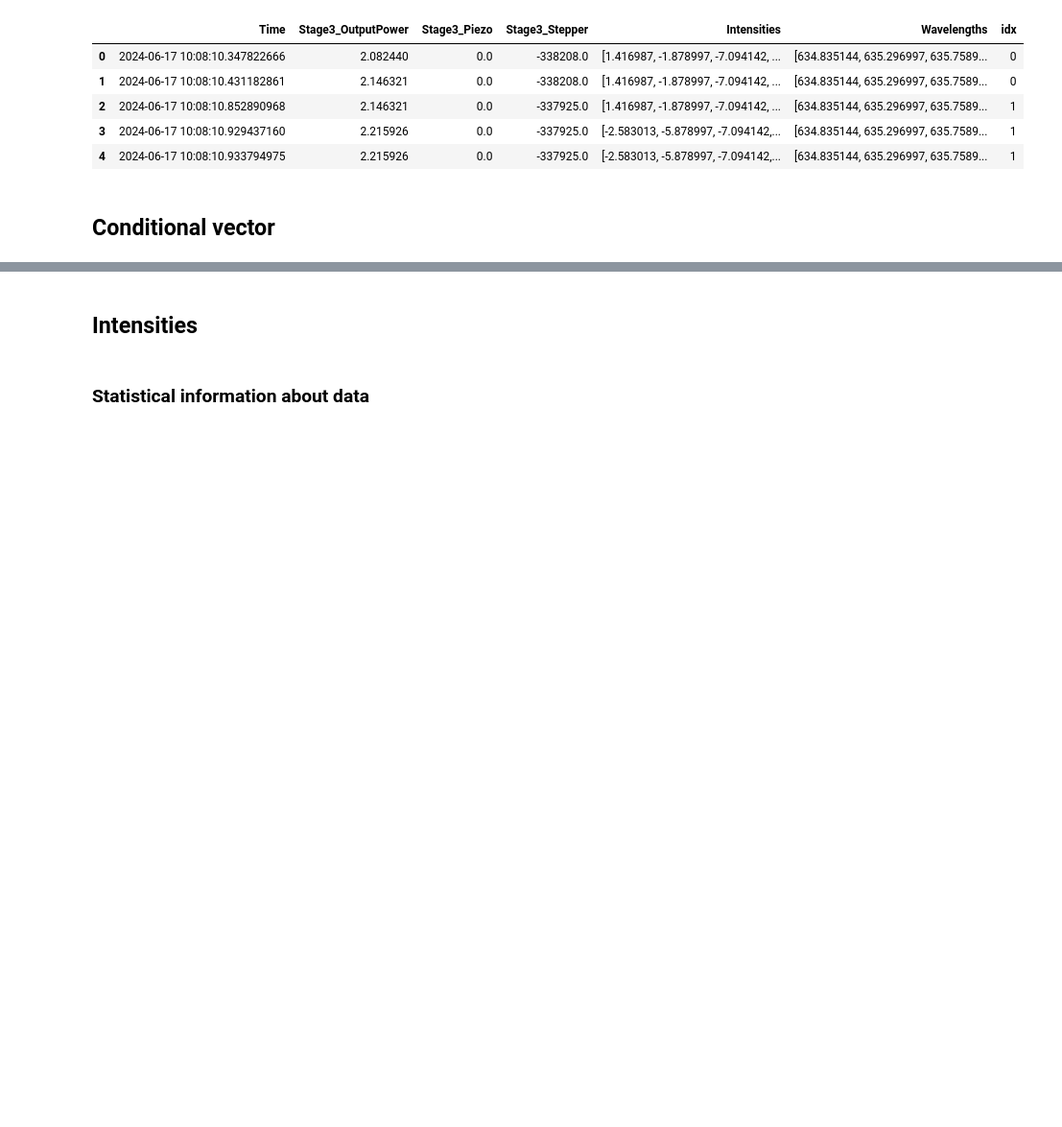
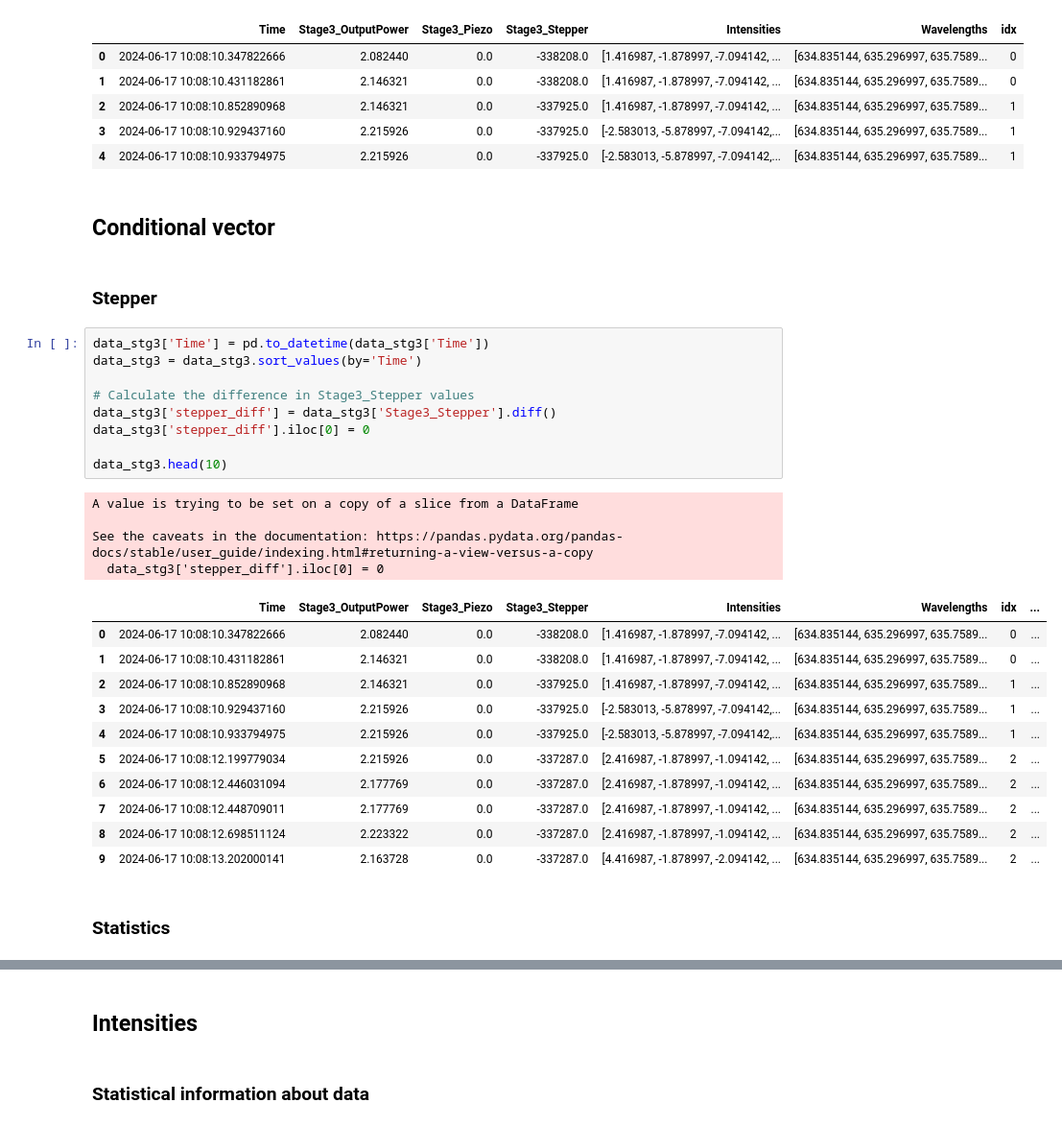
Before and after one commit to akapitanova/master_thesis, a Jupyter notebook: Preprocessing_constant_stepper_stg3.ipynb, the cells around one changed output, grey strips where cells are left out. Shown at 96% size. Cells and saved outputs as stored; diff of their text form; blank space fills up the shorter version.

```diff
--- a/Preprocessing_constant_stepper_stg3.ipynb
+++ b/Preprocessing_constant_stepper_stg3.ipynb
@@ -20,6 +20,35 @@ data_stg3.head()
 | 4 | 2024-06-17 10:08:10.933794975 | 2.215926 | 0.0 | -337925.0 | [-2.583013, -5.878997, -7.094142,... | [634.835144, 635.296997, 635.7589... | 1 |
 # %% [markdown]
 ## Conditional vector
+# %% [markdown]
+### Stepper
+# %%
+data_stg3['Time'] = pd.to_datetime(data_stg3['Time'])
+data_stg3 = data_stg3.sort_values(by='Time')
+
+# Calculate the difference in Stage3_Stepper values
+data_stg3['stepper_diff'] = data_stg3['Stage3_Stepper'].diff()
+data_stg3['stepper_diff'].iloc[0] = 0
+
+data_stg3.head(10)
+# %% [output]
+A value is trying to be set on a copy of a slice from a DataFrame
+
+See the caveats in the documentation: https://pandas.pydata.org/pandas-docs/stable/user_guide/indexing.html#returning-a-view-versus-a-copy
+  data_stg3['stepper_diff'].iloc[0] = 0
+|  | Time | Stage3_OutputPower | Stage3_Piezo | Stage3_Stepper | Intensities | Wavelengths | idx | ... |
+| 0 | 2024-06-17 10:08:10.347822666 | 2.082440 | 0.0 | -338208.0 | [1.416987, -1.878997, -7.094142, ... | [634.835144, 635.296997, 635.7589... | 0 | ... |
+| 1 | 2024-06-17 10:08:10.431182861 | 2.146321 | 0.0 | -338208.0 | [1.416987, -1.878997, -7.094142, ... | [634.835144, 635.296997, 635.7589... | 0 | ... |
+| 2 | 2024-06-17 10:08:10.852890968 | 2.146321 | 0.0 | -337925.0 | [1.416987, -1.878997, -7.094142, ... | [634.835144, 635.296997, 635.7589... | 1 | ... |
+| 3 | 2024-06-17 10:08:10.929437160 | 2.215926 | 0.0 | -337925.0 | [-2.583013, -5.878997, -7.094142,... | [634.835144, 635.296997, 635.7589... | 1 | ... |
+| 4 | 2024-06-17 10:08:10.933794975 | 2.215926 | 0.0 | -337925.0 | [-2.583013, -5.878997, -7.094142,... | [634.835144, 635.296997, 635.7589... | 1 | ... |
+| 5 | 2024-06-17 10:08:12.199779034 | 2.215926 | 0.0 | -337287.0 | [2.416987, -1.878997, -1.094142, ... | [634.835144, 635.296997, 635.7589... | 2 | ... |
+| 6 | 2024-06-17 10:08:12.446031094 | 2.177769 | 0.0 | -337287.0 | [2.416987, -1.878997, -1.094142, ... | [634.835144, 635.296997, 635.7589... | 2 | ... |
+| 7 | 2024-06-17 10:08:12.448709011 | 2.177769 | 0.0 | -337287.0 | [2.416987, -1.878997, -1.094142, ... | [634.835144, 635.296997, 635.7589... | 2 | ... |
+| 8 | 2024-06-17 10:08:12.698511124 | 2.223322 | 0.0 | -337287.0 | [2.416987, -1.878997, -1.094142, ... | [634.835144, 635.296997, 635.7589... | 2 | ... |
+| 9 | 2024-06-17 10:08:13.202000141 | 2.163728 | 0.0 | -337287.0 | [4.416987, -1.878997, -2.094142, ... | [634.835144, 635.296997, 635.7589... | 2 | ... |
+# %% [markdown]
+### Statistics
 # %%
 def print_feature_statistics(data):
     # List of columns to analyze
```
Also changed, not shown: parts of 33 cells of this notebook.
